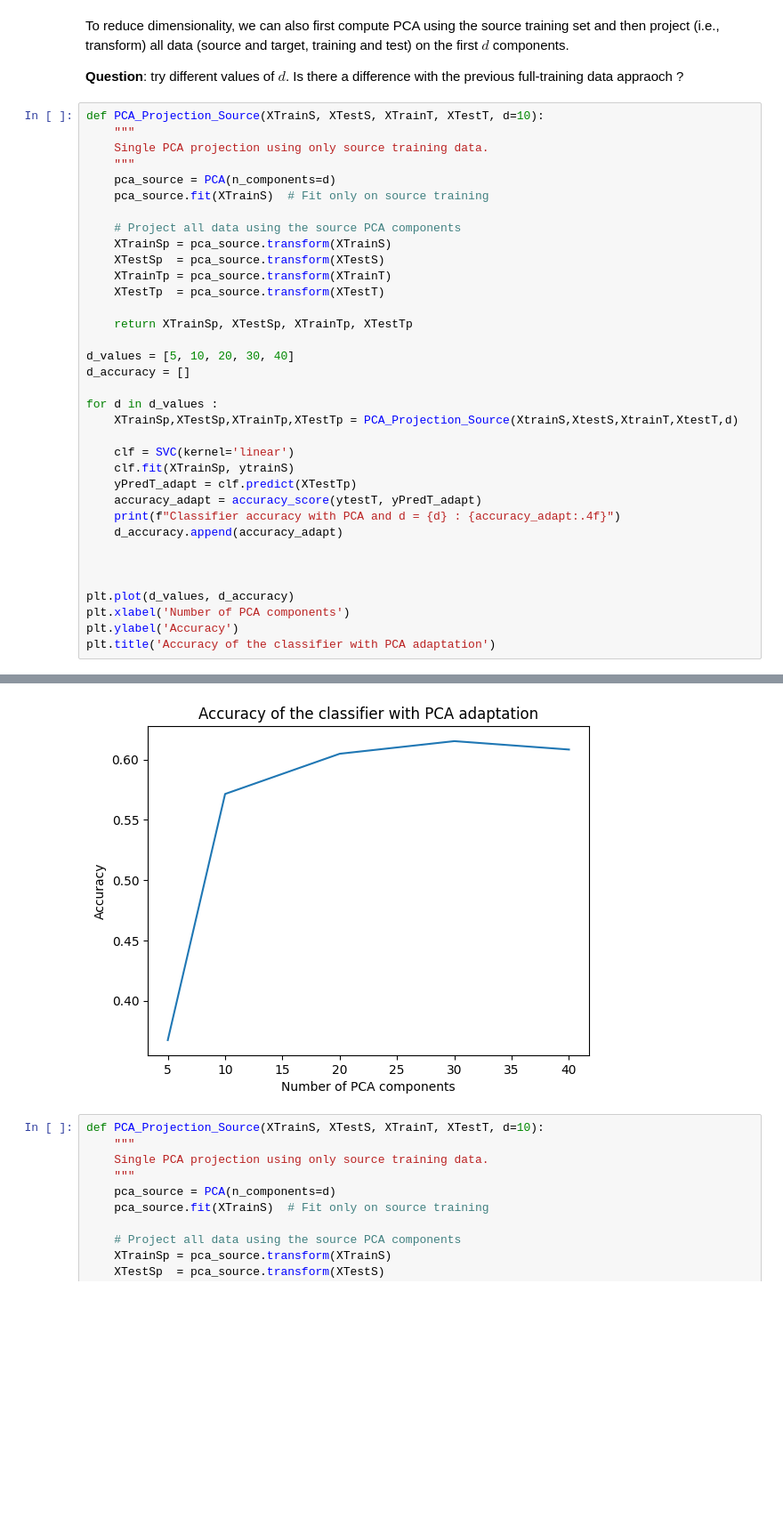
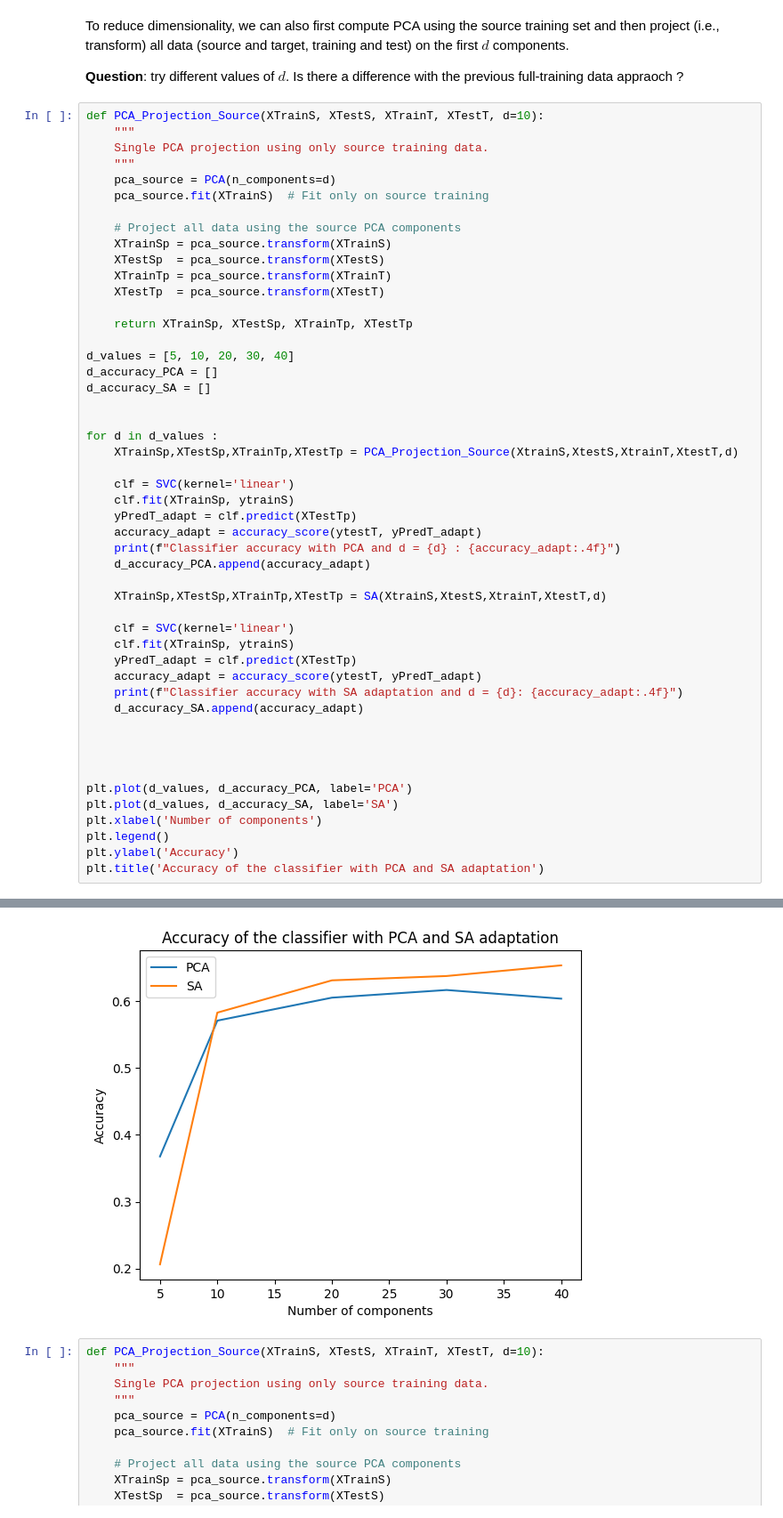
Before and after one commit to arazig/Representation-Learning-for-CV-and-Medical-Imaging, a Jupyter notebook: TP_DomainAdaptation.ipynb, the cells around one changed output, grey strips where cells are left out. Shown at 89% size. Cells and saved outputs as stored; diff of their text form; blank space fills up the shorter version.

Commit message:
add plot comparaison

```diff
--- a/TP_DomainAdaptation.ipynb
+++ b/TP_DomainAdaptation.ipynb
@@ -646,7 +646,9 @@ def PCA_Projection_Source(XTrainS, XTestS, XTrainT, XTestT, d=10):
     return XTrainSp, XTestSp, XTrainTp, XTestTp
 
 d_values = [5, 10, 20, 30, 40]
-d_accuracy = []
+d_accuracy_PCA = []
+d_accuracy_SA = []
+
 
 for d in d_values :
     XTrainSp,XTestSp,XTrainTp,XTestTp = PCA_Projection_Source(XtrainS,XtestS,XtrainT,XtestT,d)
@@ -656,12 +658,24 @@ for d in d_values :
     yPredT_adapt = clf.predict(XTestTp)
     accuracy_adapt = accuracy_score(ytestT, yPredT_adapt)
     print(f"Classifier accuracy with PCA and d = {d} : {accuracy_adapt:.4f}")
-    d_accuracy.append(accuracy_adapt)
+    d_accuracy_PCA.append(accuracy_adapt)
+
+    XTrainSp,XTestSp,XTrainTp,XTestTp = SA(XtrainS,XtestS,XtrainT,XtestT,d)
+
+    clf = SVC(kernel='linear')
+    clf.fit(XTrainSp, ytrainS)
+    yPredT_adapt = clf.predict(XTestTp)
+    accuracy_adapt = accuracy_score(ytestT, yPredT_adapt)
+    print(f"Classifier accuracy with SA adaptation and d = {d}: {accuracy_adapt:.4f}")
+    d_accuracy_SA.append(accuracy_adapt)
 
 
 
-plt.plot(d_values, d_accuracy)
-plt.xlabel('Number of PCA components')
+
+plt.plot(d_values, d_accuracy_PCA, label='PCA')
+plt.plot(d_values, d_accuracy_SA, label='SA')
+plt.xlabel('Number of components')
+plt.legend()
 plt.ylabel('Accuracy')
-plt.title('Accuracy of the classifier with PCA adaptation')
+plt.title('Accuracy of the classifier with PCA and SA adaptation')
 # %% [output]
@@ -674,4 +693,4 @@ Text(0.5, 1.0, 'Accuracy of the classifier with PCA adaptation')
-[figure, old version]
+[figure, new version]
 # %%
 def PCA_Projection_Source(XTrainS, XTestS, XTrainT, XTestT, d=10):
     """
```
Also changed, not shown: parts of 1 cell of this notebook.
